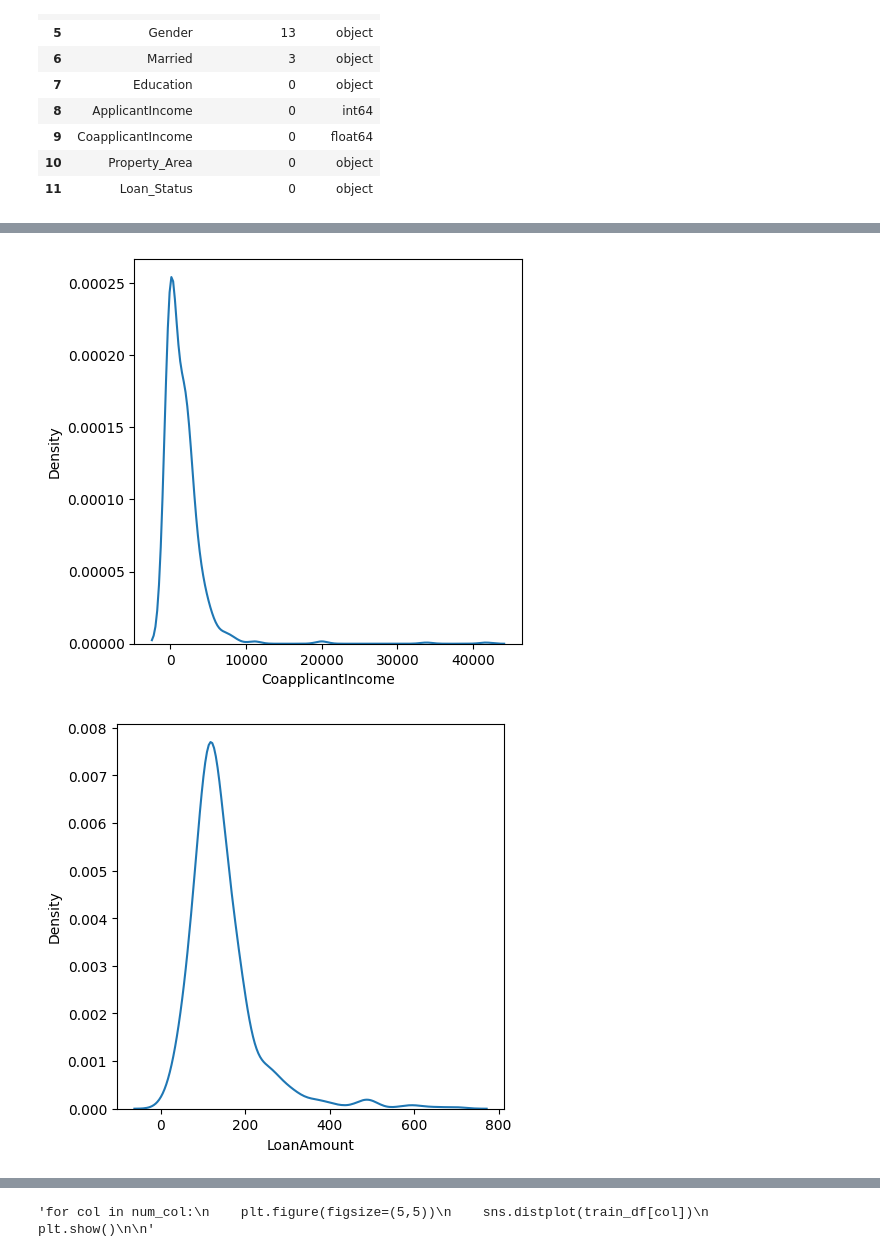
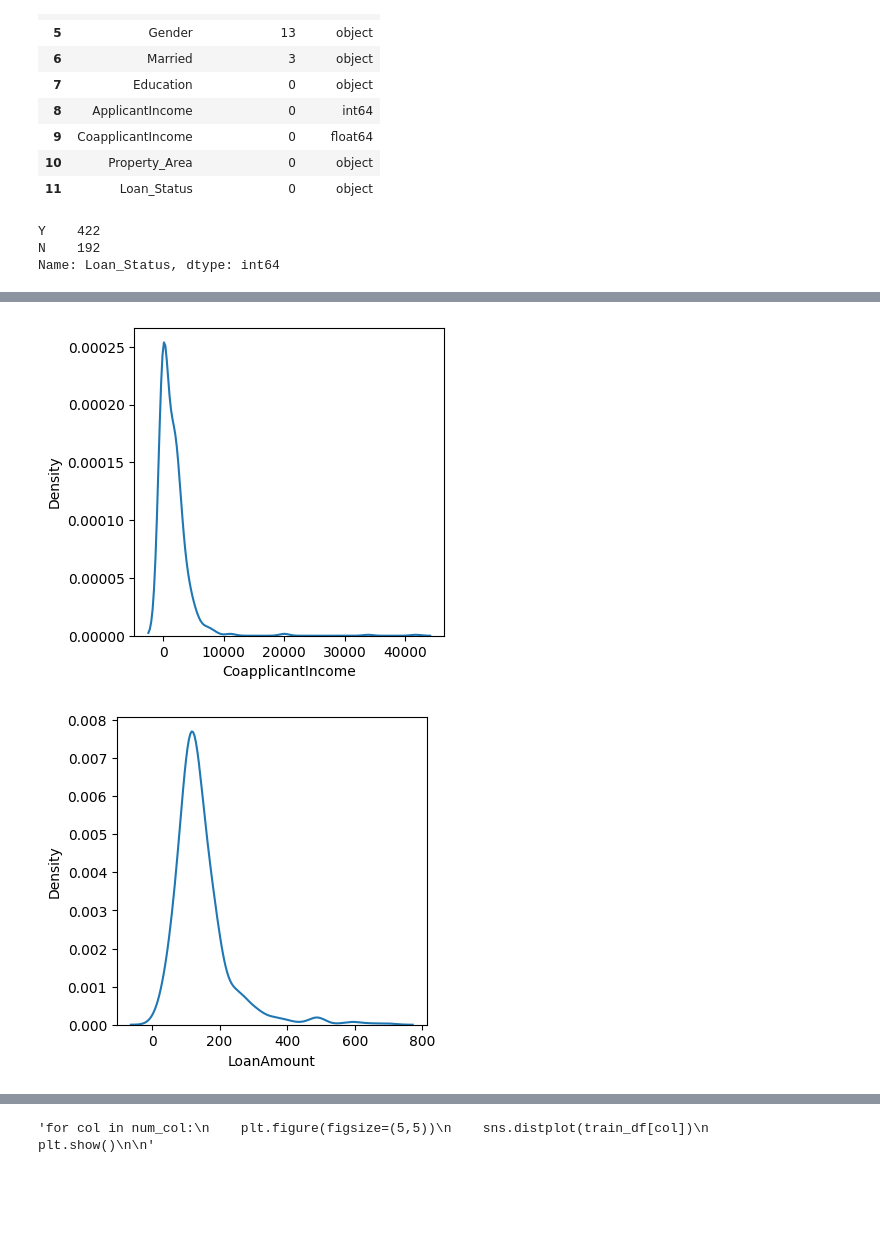
Before and after one commit to Tafique-Hossain-khan/loan-prediction, a Jupyter notebook: notebook/notebook.ipynb, the cells around one changed output, grey strips where cells are left out. Saved outputs shown, nothing was run; the diff lists cells and outputs as text; code cells hidden in the pictures; blank space fills up the shorter version.

```diff
--- a/notebook/notebook.ipynb
+++ b/notebook/notebook.ipynb
@@ -19,7 +19,7 @@ from sklearn.preprocessing import OrdinalEncoder
 from sklearn.pipeline import Pipeline
 from sklearn.compose import ColumnTransformer
 # %%
-train_df = pd.read_csv("train_u6lujuX_CVtuZ9i.csv")
+train_df = pd.read_csv("data/train_df.csv")
 train_df.head()
 # %% [output]
 |  | Loan_ID | Gender | Married | Dependents | Education | Self_Employed | ApplicantIncome | CoapplicantIncome | ... |
@@ -164,6 +164,12 @@ null_value_df
 | 9 | CoapplicantIncome | 0 | float64 |
 | 10 | Property_Area | 0 | object |
 | 11 | Loan_Status | 0 | object |
+# %%
+train_df['Loan_Status'].value_counts()
+# %% [output]
+Y    422
+N    192
+Name: Loan_Status, dtype: int64
 # %%
 num_col = train_df.select_dtypes(include=['int','float']).columns
 num_col
@@ -174,7 +180,7 @@ for col in num_col:
 
 
 
-    plt.figure(figsize=(5,5))
+    plt.figure(figsize=(4,4))
     sns.kdeplot(train_df[col])
 
     plt.show()
@@ -183,2 +189,2 @@ for col in num_col:
-[figure, old version]
+[figure, new version]
-[figure, old version]
+[figure, new version]
```
Also changed, not shown: parts of 13 cells of this notebook, 1 other file.
